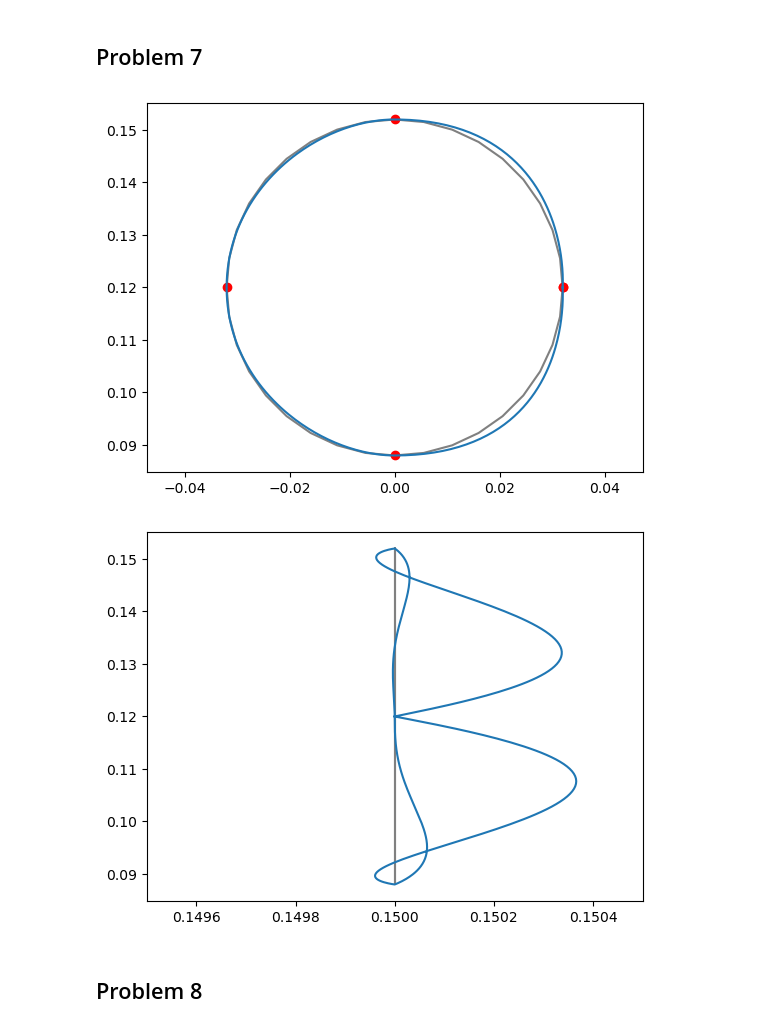
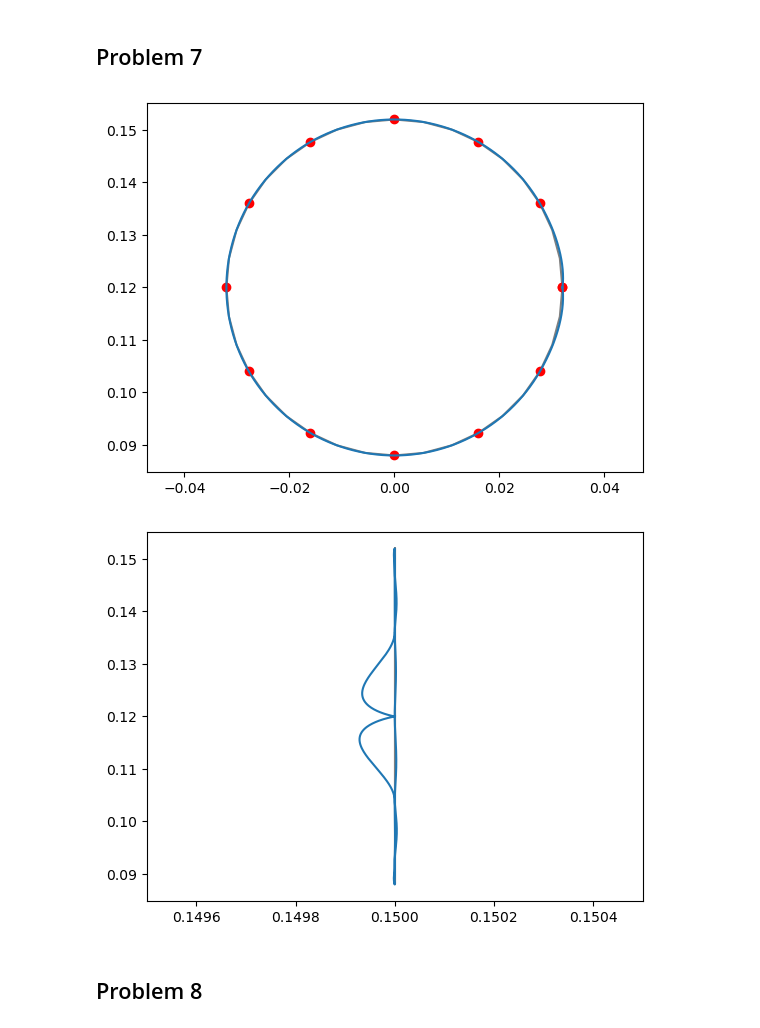
Before and after one commit to VictorLier/Robotics, a Jupyter notebook: Assignment/teori.ipynb, the cells around one changed output. Cells and saved outputs as stored; diff of their text form; code cells hidden in the pictures.

```diff
--- a/Assignment/teori.ipynb
+++ b/Assignment/teori.ipynb
@@ -440,36 +441,36 @@ def plot_polynomials(angles, **kwargs):
 
     circ_knot_points_y = [p_circ[angle][1] for angle in angles]
     circ_knot_points_z = [p_circ[angle][2] for angle in angles]
 
     segment_x_vals = np.array([segment_points[:,0] for segment_points in segment_point_arr]).ravel()
     segment_y_vals = np.array([segment_points[:,1] for segment_points in segment_point_arr]).ravel()
     segment_z_vals = np.array([segment_points[:,2] for segment_points in segment_point_arr]).ravel()
 
     np.savetxt('latex_data/problem7_x_vals.txt', segment_x_vals)
     np.savetxt('latex_data/problem7_y_vals.txt', segment_y_vals)
     np.savetxt('latex_data/problem7_z_vals.txt', segment_z_vals)
 
     plt.figure()
     plt.plot(circ_y_vals, circ_z_vals, color='grey')
     plt.plot(circ_knot_points_y, circ_knot_points_z, 'ro')
     plt.plot(segment_y_vals, segment_z_vals)
     plt.axis('equal')
     plt.show()
 
 
     plt.figure()
     plt.plot(circ_x_vals, circ_z_vals, color='grey')
     plt.plot(segment_x_vals, segment_z_vals)
     plt.xlim([0.1495, 0.1505])
     plt.show()
 
 
 
-angles_4 = list(range(0, 37, 9))
+angles_4 = list(range(0, 37, 3))
 plot_polynomials(angles_4)
 # %% [output]
-[figure, old version]
+[figure, new version]
-[figure, old version]
+[figure, new version]
 # %% [markdown]
 ## Problem 8
 # %%
```
Also changed, not shown: parts of 5 cells of this notebook, 19 other files.
